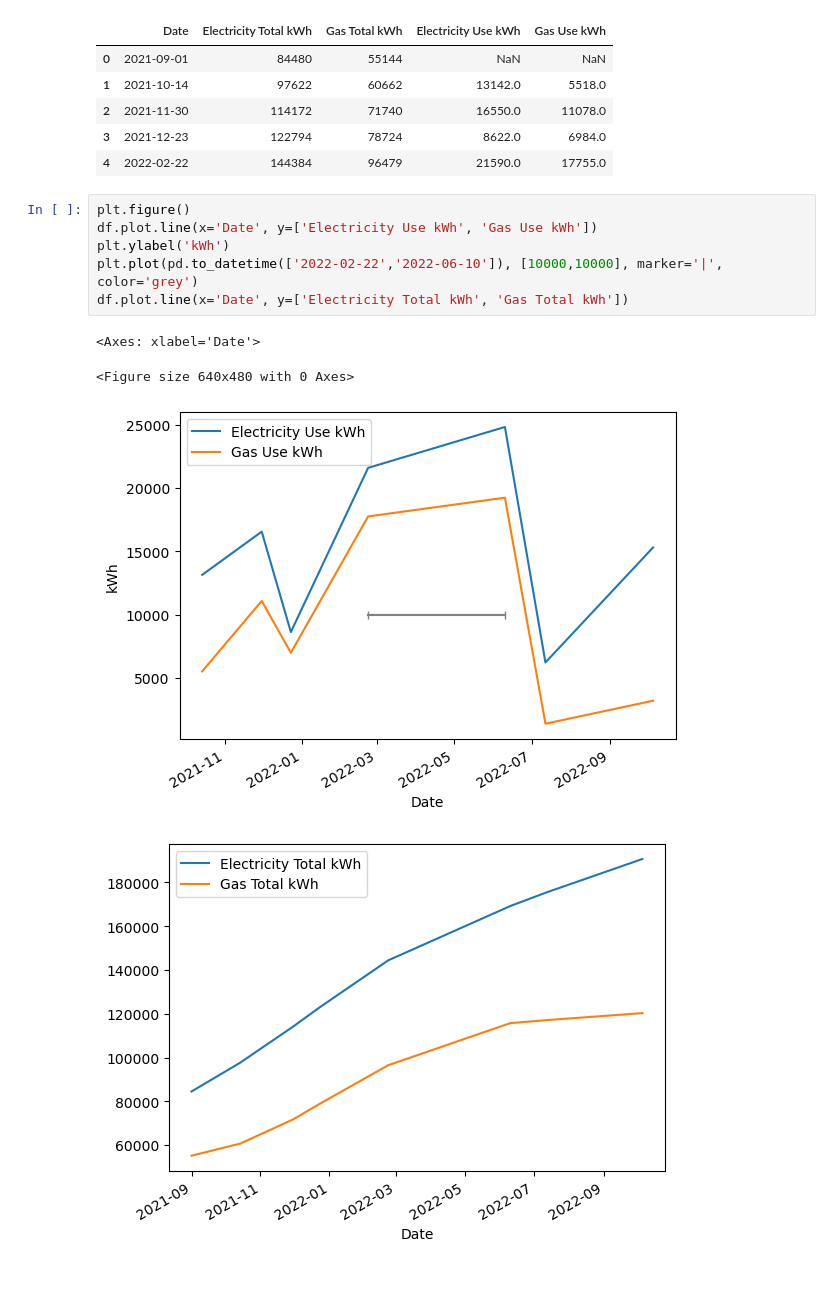
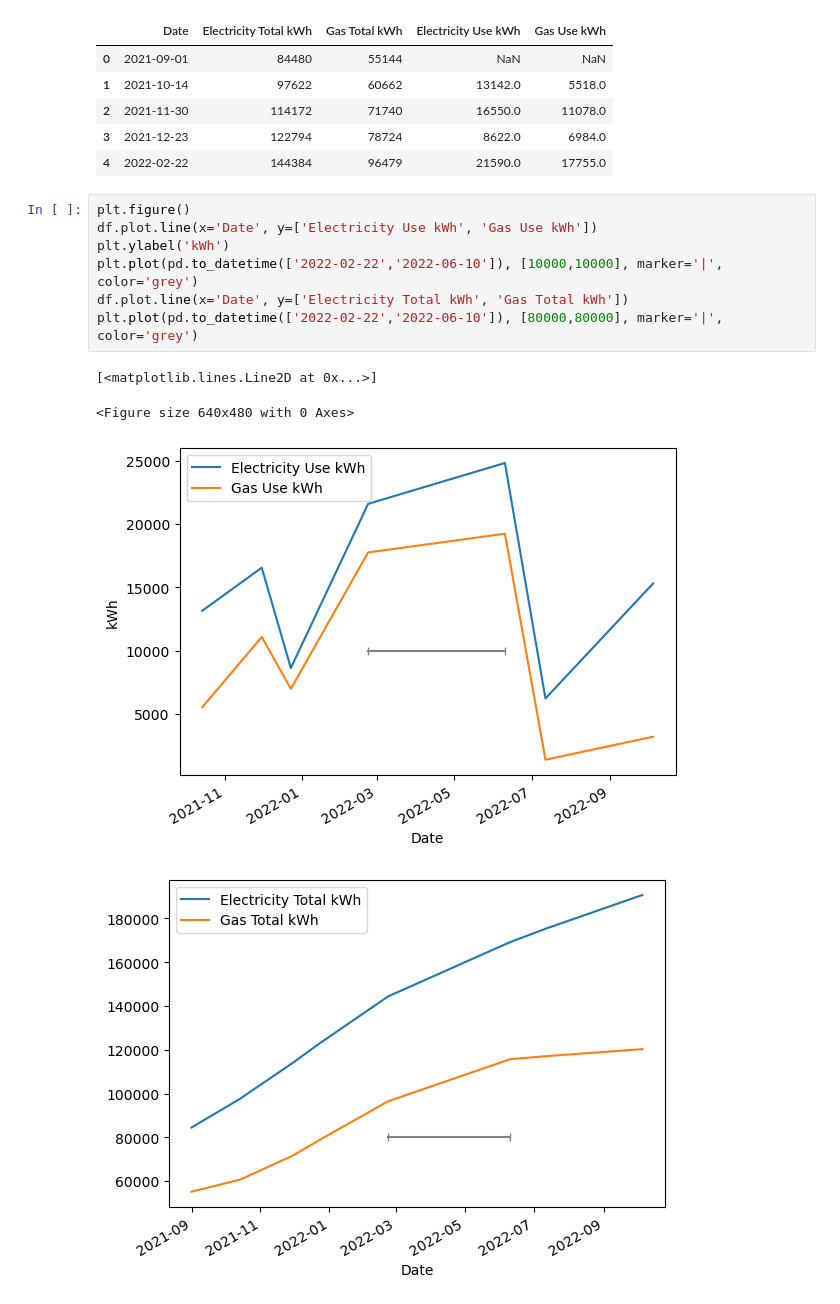
Before and after one commit to Lundkjaer/ClimAIte, a Jupyter notebook: Calibration/site_meter-data.ipynb, the cells around one changed output. Cells and saved outputs as stored; diff of their text form.

```diff
--- a/Calibration/site_meter-data.ipynb
+++ b/Calibration/site_meter-data.ipynb
@@ -29,11 +29,12 @@ df.head()
 # %%
 plt.figure()
 df.plot.line(x='Date', y=['Electricity Use kWh', 'Gas Use kWh'])
 plt.ylabel('kWh')
 plt.plot(pd.to_datetime(['2022-02-22','2022-06-10']), [10000,10000], marker='|', color='grey')
 df.plot.line(x='Date', y=['Electricity Total kWh', 'Gas Total kWh'])
+plt.plot(pd.to_datetime(['2022-02-22','2022-06-10']), [80000,80000], marker='|', color='grey')
 # %% [output]
-<Axes: xlabel='Date'>
+[<matplotlib.lines.Line2D at 0x...>]
 <Figure size 640x480 with 0 Axes>
 [figure]
-[figure, old version]
+[figure, new version]
```
Also changed, not shown: 1 other file.
